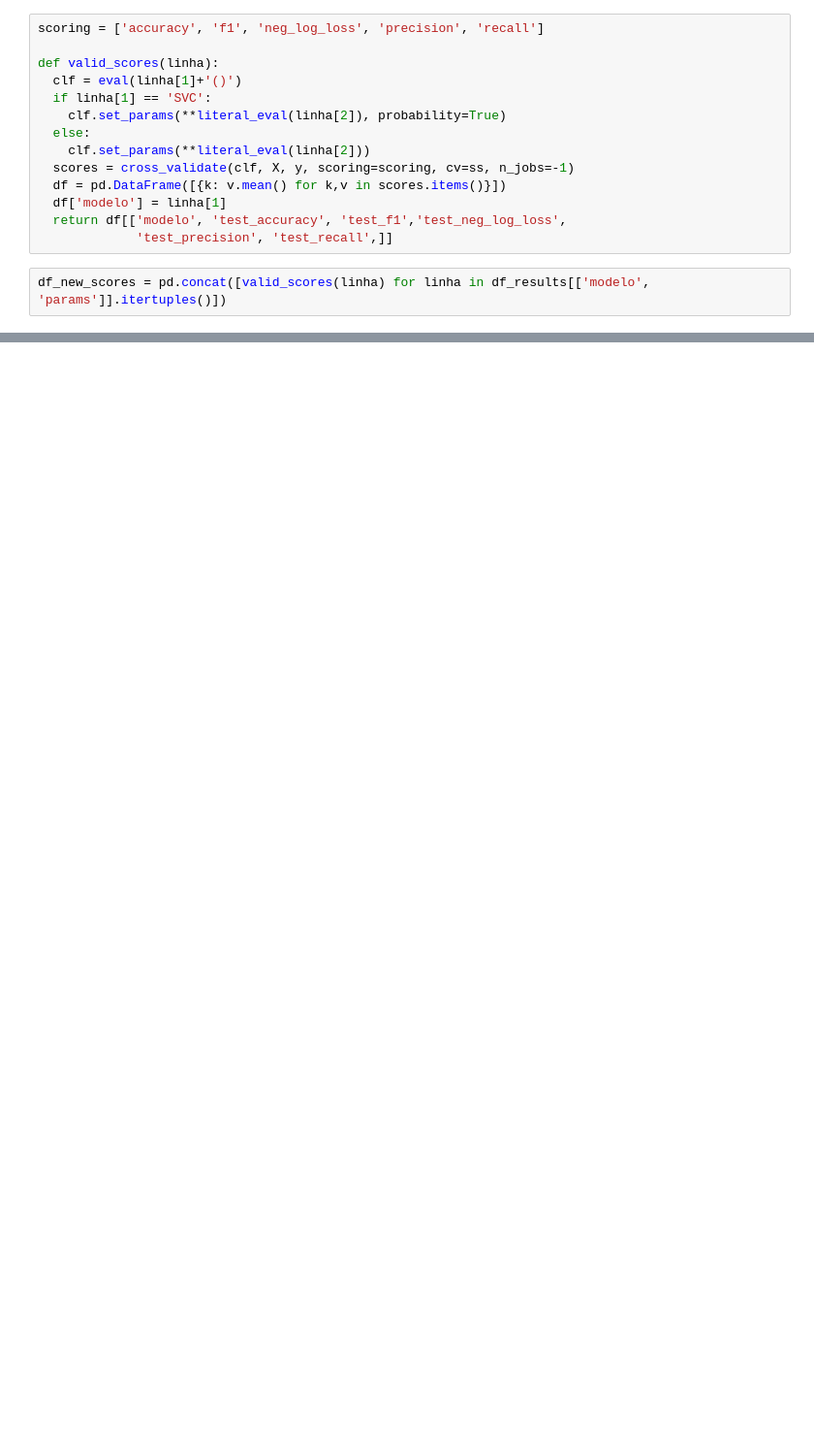
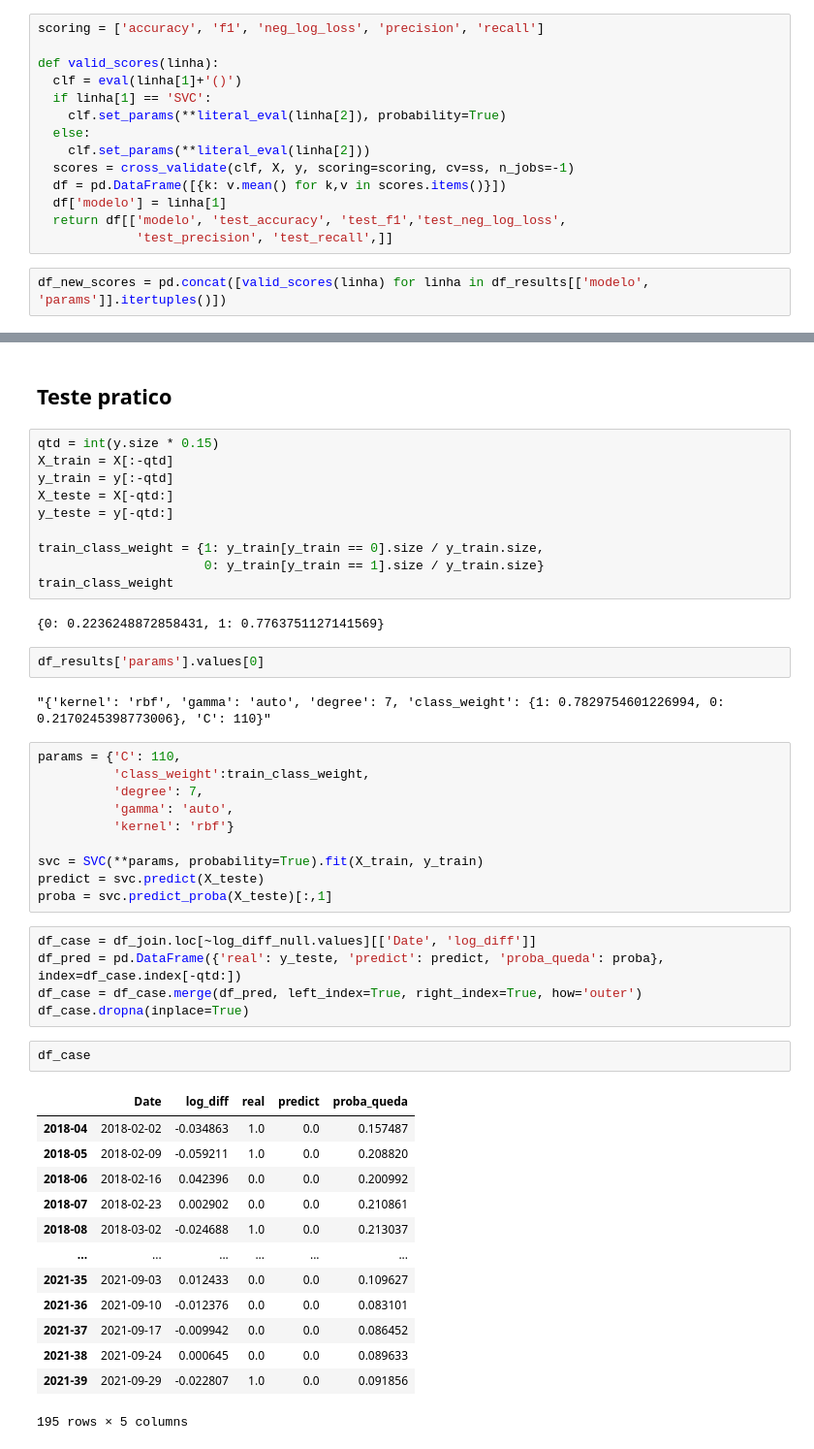
Before and after one commit to renatoreggiani/acwiClassifier, a Jupyter notebook: ClassificadorACWI.ipynb, the cells around one changed output, grey strips where cells are left out. Shown at 97% size. Cells and saved outputs as stored; diff of their text form; blank space fills up the shorter version.

```diff
--- a/ClassificadorACWI.ipynb
+++ b/ClassificadorACWI.ipynb
@@ -867,0 +844,49 @@ df_new_scores
+# %% [markdown]
+## Teste pratico
+# %%
+qtd = int(y.size * 0.15)
+X_train = X[:-qtd]
+y_train = y[:-qtd]
+X_teste = X[-qtd:]
+y_teste = y[-qtd:]
+
+train_class_weight = {1: y_train[y_train == 0].size / y_train.size,
+                      0: y_train[y_train == 1].size / y_train.size}
+train_class_weight
+# %% [output]
+{0: 0.2236248872858431, 1: 0.7763751127141569}
+# %%
+df_results['params'].values[0]
+# %% [output]
+"{'kernel': 'rbf', 'gamma': 'auto', 'degree': 7, 'class_weight': {1: 0.7829754601226994, 0: 0.2170245398773006}, 'C': 110}"
+# %%
+params = {'C': 110,
+          'class_weight':train_class_weight,
+          'degree': 7,
+          'gamma': 'auto',
+          'kernel': 'rbf'}
+
+svc = SVC(**params, probability=True).fit(X_train, y_train)
+predict = svc.predict(X_teste)
+proba = svc.predict_proba(X_teste)[:,1]
+# %%
+df_case = df_join.loc[~log_diff_null.values][['Date', 'log_diff']]
+df_pred = pd.DataFrame({'real': y_teste, 'predict': predict, 'proba_queda': proba}, index=df_case.index[-qtd:])
+df_case = df_case.merge(df_pred, left_index=True, right_index=True, how='outer')
+df_case.dropna(inplace=True)
+# %%
+df_case
+# %% [output]
+|  | Date | log_diff | real | predict | proba_queda |
+| 2018-04 | 2018-02-02 | -0.034863 | 1.0 | 0.0 | 0.157487 |
+| 2018-05 | 2018-02-09 | -0.059211 | 1.0 | 0.0 | 0.208820 |
+| 2018-06 | 2018-02-16 | 0.042396 | 0.0 | 0.0 | 0.200992 |
+| 2018-07 | 2018-02-23 | 0.002902 | 0.0 | 0.0 | 0.210861 |
+| 2018-08 | 2018-03-02 | -0.024688 | 1.0 | 0.0 | 0.213037 |
+| ... | ... | ... | ... | ... | ... |
+| 2021-35 | 2021-09-03 | 0.012433 | 0.0 | 0.0 | 0.109627 |
+| 2021-36 | 2021-09-10 | -0.012376 | 0.0 | 0.0 | 0.083101 |
+| 2021-37 | 2021-09-17 | -0.009942 | 0.0 | 0.0 | 0.086452 |
+| 2021-38 | 2021-09-24 | 0.000645 | 0.0 | 0.0 | 0.089633 |
+| 2021-39 | 2021-09-29 | -0.022807 | 1.0 | 0.0 | 0.091856 |
+195 rows × 5 columns
```
Also changed, not shown: parts of 16 cells of this notebook.
